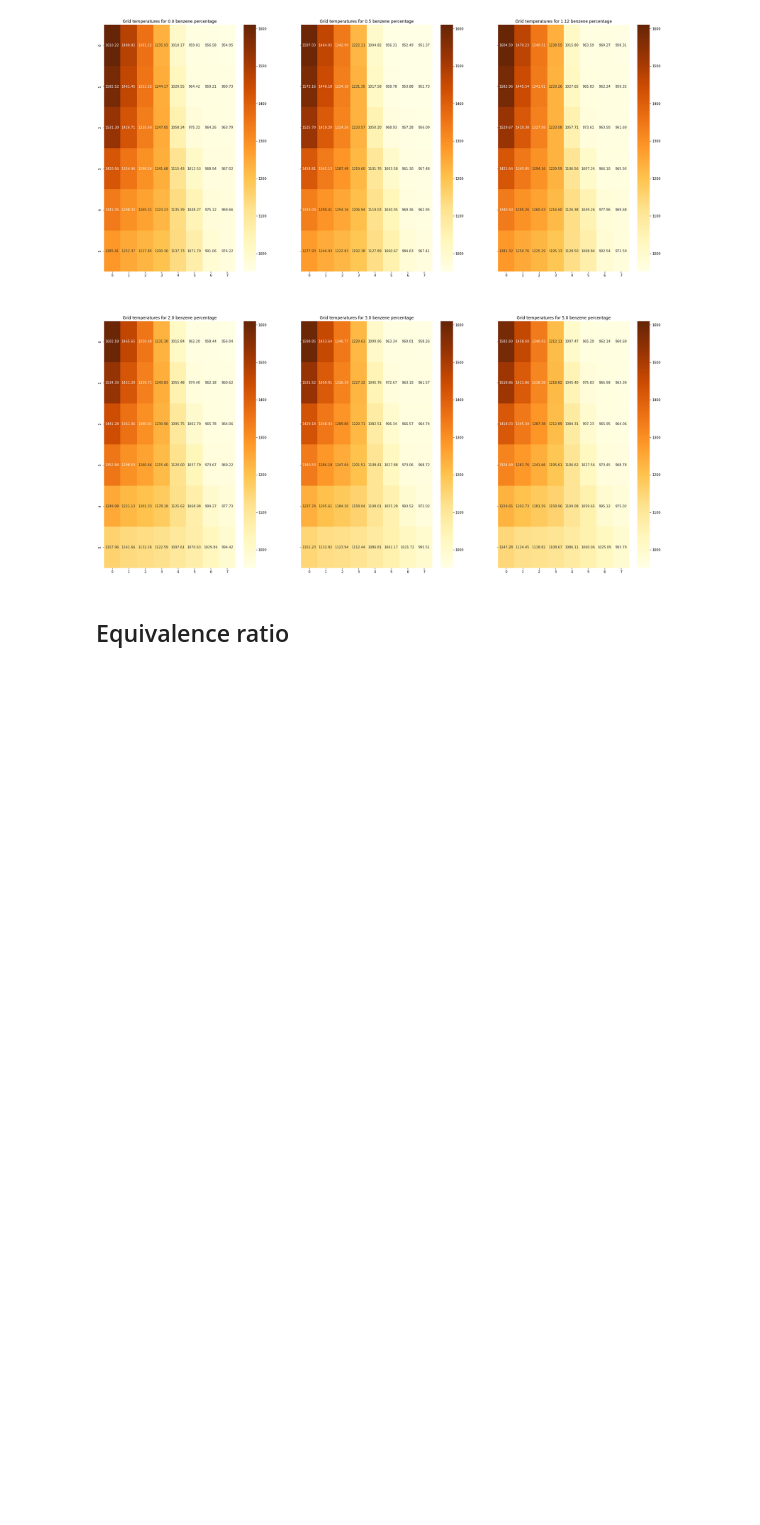
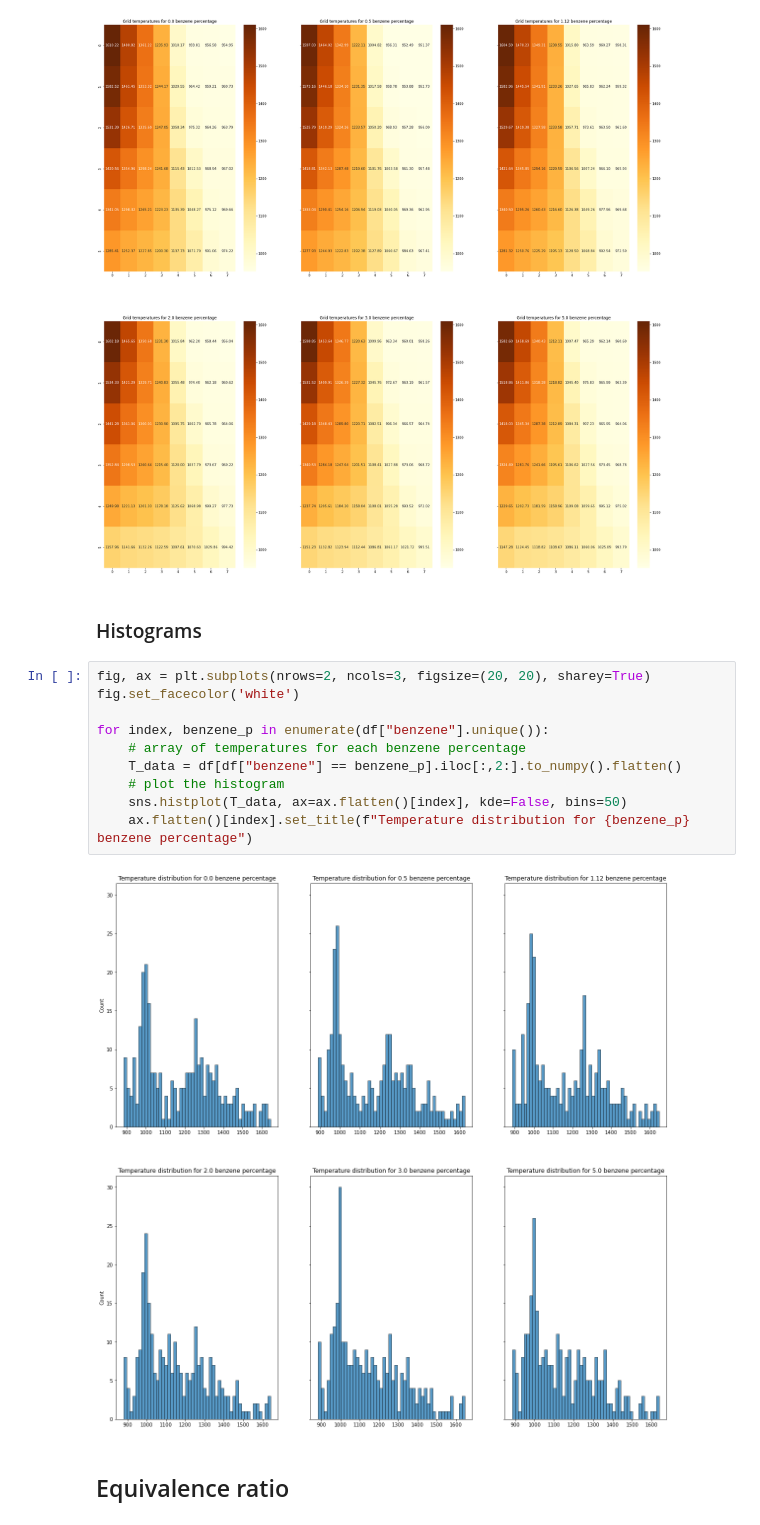
Before and after one commit to rafftod/DataDrivenDTFurnace, a Jupyter notebook: analysis.ipynb, the cells around one changed output. Saved outputs shown, nothing was run; the diff lists cells and outputs as text; blank space fills up the shorter version.

Commit message:
Add histograms and boxplots

```diff
--- a/analysis.ipynb
+++ b/analysis.ipynb
@@ -64,6 +66,20 @@ for index, value in enumerate(df_by_benzene["benzene"]):
     ax.flatten()[index].set_title(f"Grid temperatures for {value} benzene percentage")
 # %% [output]
 [figure]
+# %% [markdown]
+### Histograms
+# %%
+fig, ax = plt.subplots(nrows=2, ncols=3, figsize=(20, 20), sharey=True)
+fig.set_facecolor('white')
+
+for index, benzene_p in enumerate(df["benzene"].unique()):
+    # array of temperatures for each benzene percentage
+    T_data = df[df["benzene"] == benzene_p].iloc[:,2:].to_numpy().flatten()
+    # plot the histogram
+    sns.histplot(T_data, ax=ax.flatten()[index], kde=False, bins=50)
+    ax.flatten()[index].set_title(f"Temperature distribution for {benzene_p} benzene percentage")
+# %% [output]
+[figure, added]
 # %% [markdown]
 ## Equivalence ratio
 # %%
```
Also changed, not shown: parts of 1 cell of this notebook.
